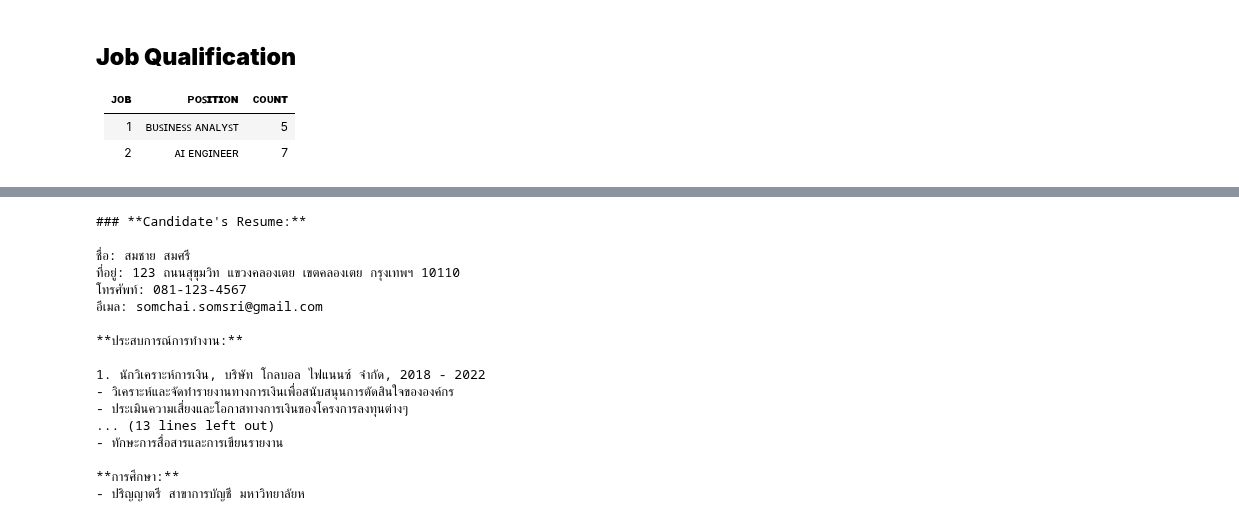
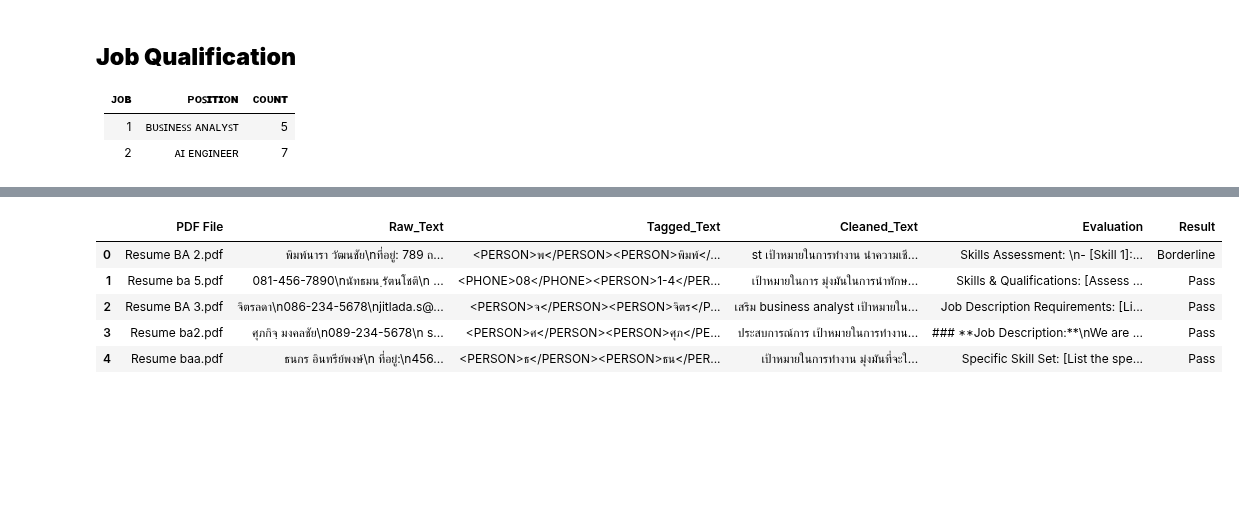
Before and after one commit to nxxk23/AI-Engineer, a Jupyter notebook: extract/gradioprompt.ipynb, the cells around one changed output, grey strips where cells are left out. Drawn from its saved outputs; the diff is of its cells as text; code cells hidden in the pictures; blank space fills up the shorter version.

```diff
--- a/extract/gradioprompt.ipynb
+++ b/extract/gradioprompt.ipynb
@@ -318,20 +346,11 @@ AI
-# %%
-print(AI['Evaluation'].iloc[3])
-# %% [output]
-### **Candidate's Resume:**
-
-ชื่อ: สมชาย สมศรี
-ที่อยู่: 123 ถนนสุขุมวิท แขวงคลองเตย เขตคลองเตย กรุงเทพฯ 10110
-โทรศัพท์: 081-123-4567
-อีเมล: somchai.somsri@gmail.com
-
-**ประสบการณ์การทำงาน:**
-
-1. นักวิเคราะห์การเงิน, บริษัท โกลบอล ไฟแนนซ์ จำกัด, 2018 - 2022
-- วิเคราะห์และจัดทํารายงานทางการเงินเพื่อสนับสนุนการตัดสินใจขององค์กร
-- ประเมินความเสี่ยงและโอกาสทางการเงินของโครงการลงทุนต่างๆ
-... (13 lines left out)
-- ทักษะการสื่อสารและการเขียนรายงาน
-
-**การศึกษา:**
-- ปริญญาตรี สาขาการบัญชี มหาวิทยาลัยห
+# %%
+import pandas as pd
+BA = pd.read_csv('/content/output.csv')
+BA
+# %% [output]
+|  | PDF File | Raw_Text | Tagged_Text | Cleaned_Text | Evaluation | Result |
+| 0 | Resume BA 2.pdf | พิมพ์นารา วัฒนชัย\nที่อยู่: 789 ถ... | <PERSON>พ</PERSON><PERSON>พิมพ์</... | st เป้าหมายในการทํางาน นําความเชี... | Skills Assessment: \n- [Skill 1]:... | Borderline |
+| 1 | Resume ba 5.pdf | 081-456-7890\nนัทธมน ฺรัตนโชติ\n ... | <PHONE>08</PHONE><PERSON>1-4</PER... | เป้าหมายในการ มุ่งมันในการนําทักษ... | Skills & Qualifications: [Assess ... | Pass |
+| 2 | Resume BA 3.pdf | จิตรลดา\n086-234-5678\njitlada.s@... | <PERSON>จ</PERSON><PERSON>จิตร</P... | เสริม business analyst เป้าหมายใน... | Job Description Requirements: [Li... | Pass |
+| 3 | Resume ba2.pdf | ศุภกิจฺ มงคลชัย\n089-234-5678\n s... | <PERSON>ศ</PERSON><PERSON>ศุภ</PE... | ประสบการณ์การ เป้าหมายในการทํางาน... | ### **Job Description:**\nWe are ... | Pass |
+| 4 | Resume baa.pdf | ธนกร อินทรีย์พงษ์\n ที่อยู่:\n456... | <PERSON>ธ</PERSON><PERSON>ธน</PER... | เป้าหมายในการทํางาน มุ่งมันที่จะใ... | Specific Skill Set: [List the spe... | Pass |
```
Also changed, not shown: parts of 6 cells of this notebook.
